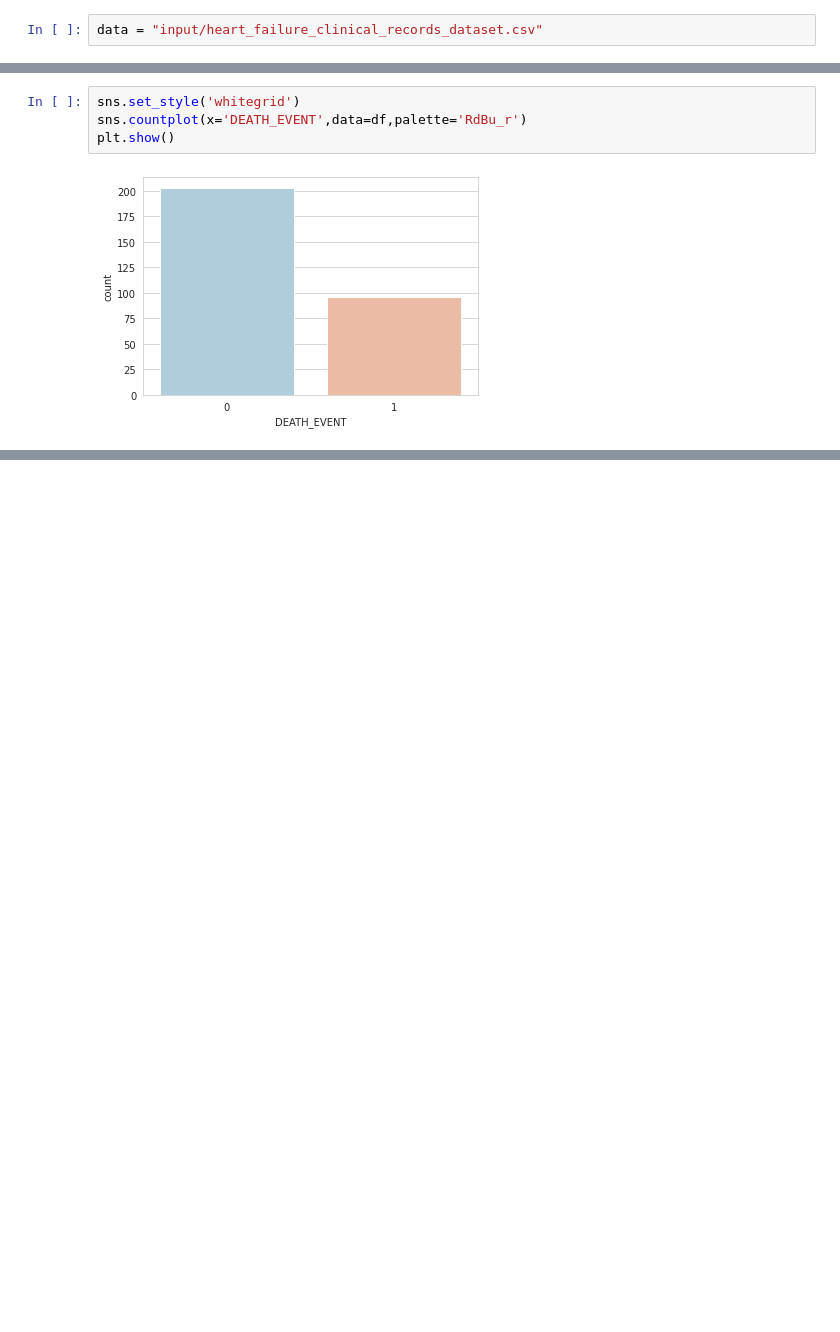
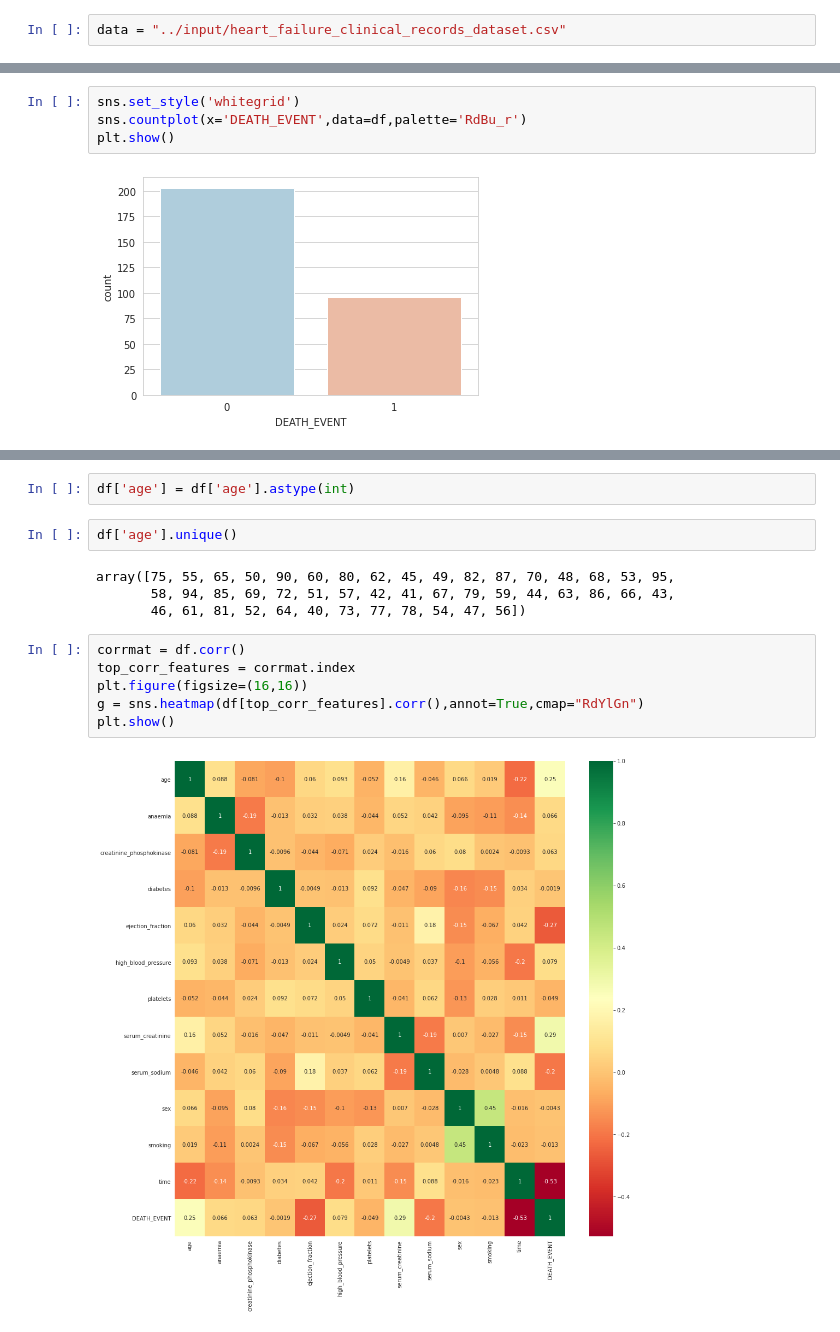
Before and after one commit to delta12kilo/mL_Heart, a Jupyter notebook: heart.ipynb, the cells around one changed output, grey strips where cells are left out. Cells and saved outputs as stored; diff of their text form; blank space fills up the shorter version.

```diff
--- a/heart.ipynb
+++ b/heart.ipynb
@@ -4,7 +4,7 @@ import matplotlib.pyplot as plt
 import seaborn as sns
 import numpy as np
 # %%
-data = "input/heart_failure_clinical_records_dataset.csv"
+data = "../input/heart_failure_clinical_records_dataset.csv"
 # %%
 df = pd.read_csv(data)
 df.head()
@@ -98,0 +122,16 @@ plt.show()
+# %%
+df['age'] = df['age'].astype(int)
+# %%
+df['age'].unique()
+# %% [output]
+array([75, 55, 65, 50, 90, 60, 80, 62, 45, 49, 82, 87, 70, 48, 68, 53, 95,
+       58, 94, 85, 69, 72, 51, 57, 42, 41, 67, 79, 59, 44, 63, 86, 66, 43,
+       46, 61, 81, 52, 64, 40, 73, 77, 78, 54, 47, 56])
+# %%
+corrmat = df.corr()
+top_corr_features = corrmat.index
+plt.figure(figsize=(16,16))
+g = sns.heatmap(df[top_corr_features].corr(),annot=True,cmap="RdYlGn")
+plt.show()
+# %% [output]
+[figure, added]
```
Also changed, not shown: parts of 8 cells of this notebook, 3 other files.
